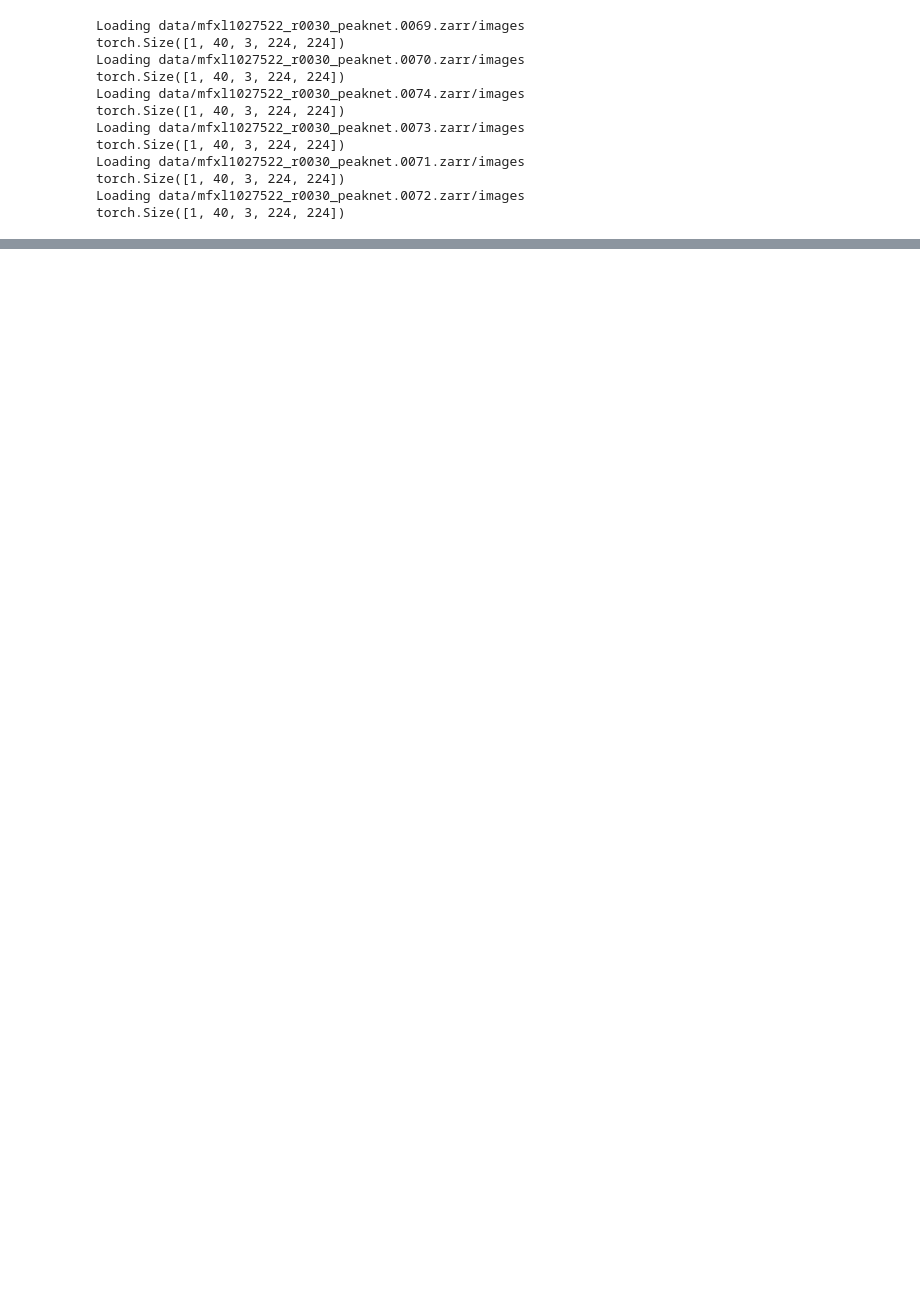
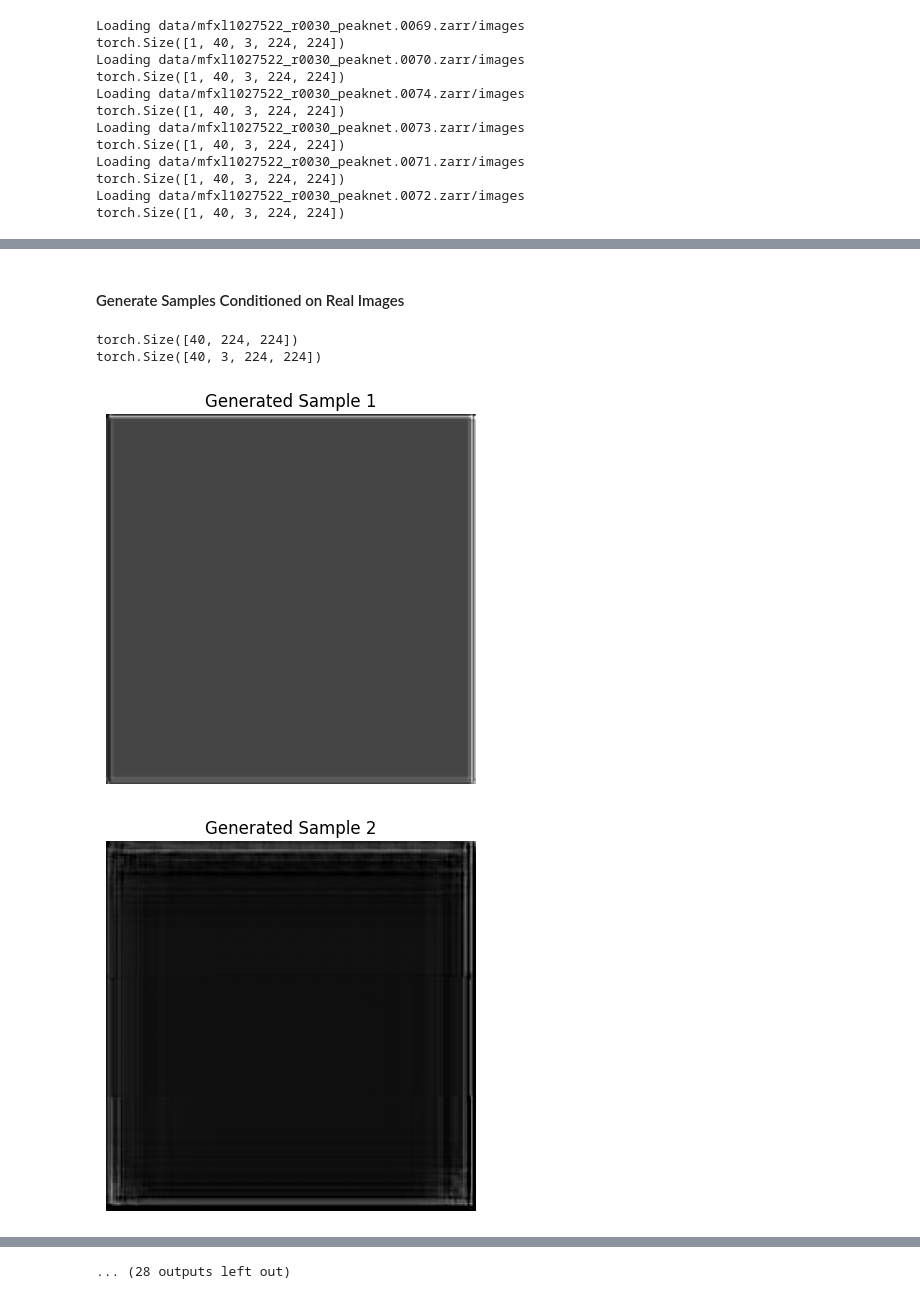
Before and after one commit to jmunetong/autoregression, a Jupyter notebook: xplore.ipynb, the cells around one changed output, grey strips where cells are left out. Saved outputs shown, nothing was run; the diff lists cells and outputs as text; code cells hidden in the pictures; blank space fills up the shorter version.

```diff
--- a/xplore.ipynb
+++ b/xplore.ipynb
@@ -135,0 +143,27 @@ import torch
+# %% [markdown]
+#### Generate Samples Conditioned on Real Images
+# %%
+with torch.no_grad():
+    recon = vae.decode(latent).sample
+# %%
+print(recon.shape)
+print(input_image.shape)
+# %% [output]
+torch.Size([40, 224, 224])
+torch.Size([40, 3, 224, 224])
+# %%
+import matplotlib.pyplot as plt
+import torchvision.utils as vutils
+
+recon_first_ch= recon[:, 0, :, :]  # Take the first channel
+
+# Visualize each image
+for i in range(recon_first_ch.shape[0]):
+    plt.figure()
+    plt.imshow(recon_first_ch[i].cpu(), cmap='gray', vmin=0, vmax=1)
+    plt.title(f'Generated Sample {i+1}')
+    plt.axis('off')
+    plt.show()
+# %% [output]
+[figure, added]
+[figure, added]
@@ -135,0 +180 @@ import torch
+... (28 outputs left out)
```
Also changed, not shown: parts of 24 cells of this notebook, 1 other file.
